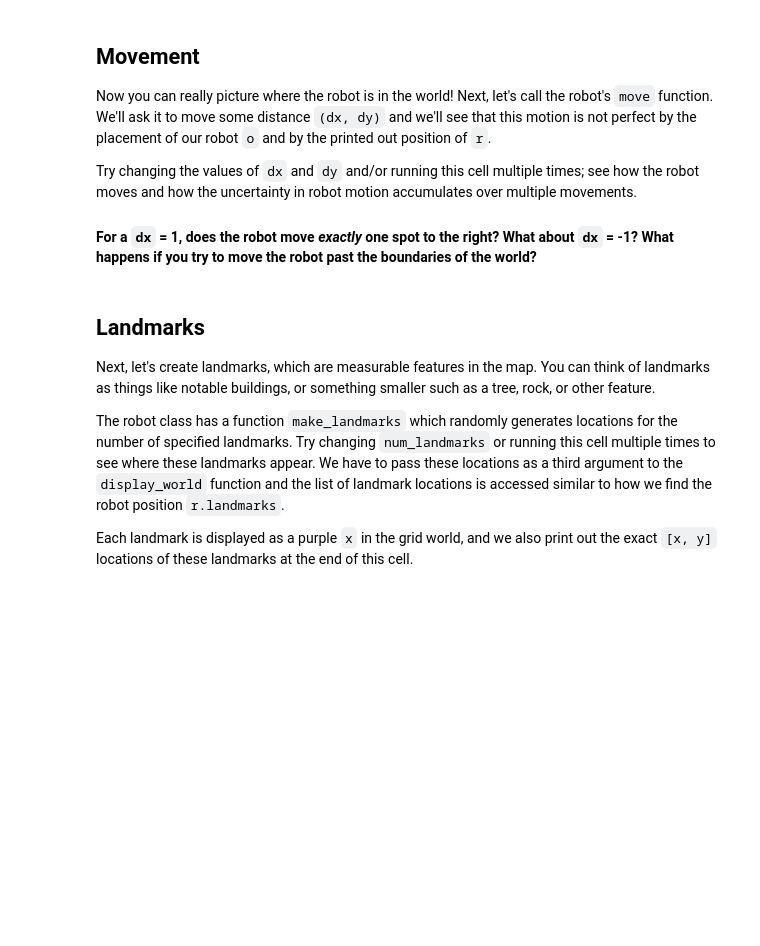
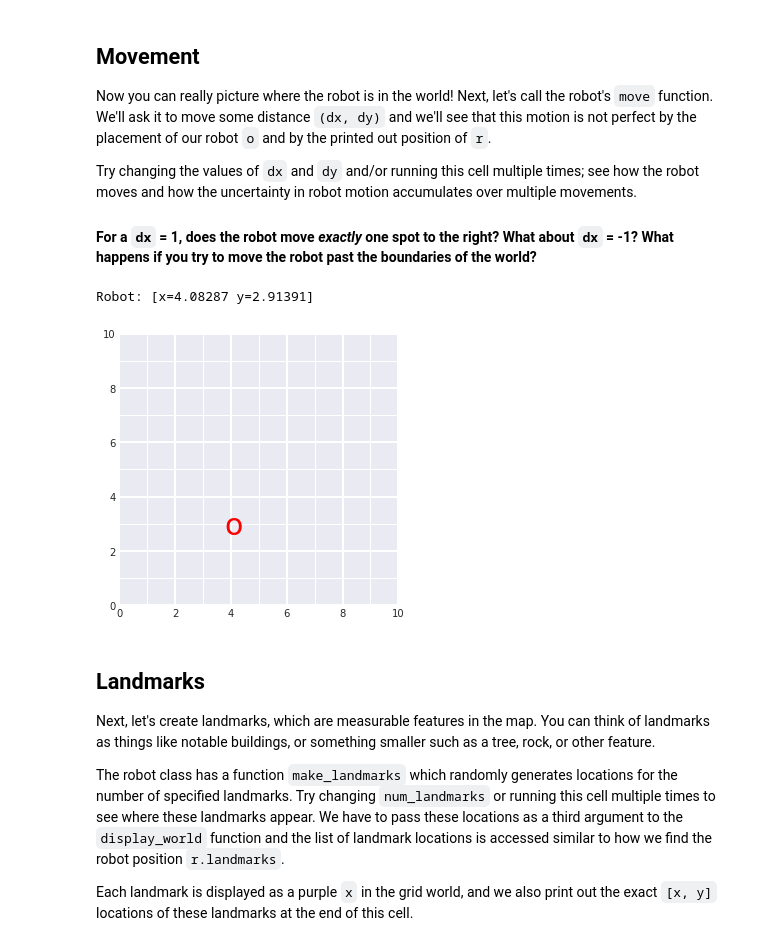
Before and after one commit to udacity/P3_Implement_SLAM, a Jupyter notebook: 1. Robot Moving and Sensing.ipynb, the cells around one changed output. Cells and saved outputs as stored; diff of their text form; code cells hidden in the pictures; blank space fills up the shorter version.

```diff
--- a/1. Robot Moving and Sensing.ipynb
+++ b/1. Robot Moving and Sensing.ipynb
@@ -80,10 +80,13 @@ class robot:
             One item in the returned list should be in the form: [landmark_index, dx, dy].
             '''
 
+        ## TODO: iterate through all of the landmarks in a world
         measurements = []
-
-        ## TODO: iterate through all of the landmarks in a world
-
+        for k,lm in enumerate(self.landmarks):
+            dx = (lm[0] + self.rand() * self.measurement_noise) - self.x
+            dy = (lm[1] + self.rand() * self.measurement_noise) - self.y
+            if dx < self.measurement_range and dx < self.measurement_range:
+                measurements.append([k,dx,dy])
         ## TODO: For each landmark
         ## 1. compute dx and dy, the distances between the robot and the landmark
         ## 2. account for measurement noise by *adding* a noise component to dx and dy
@@ -156,16 +164,19 @@ Try changing the values of `dx` and `dy` and/or running this cell multiple times
 #### For a `dx` = 1, does the robot move *exactly* one spot to the right? What about `dx` = -1? What happens if you try to move the robot past the boundaries of the world?
 # %%
 # choose values of dx and dy (negative works, too)
-dx = 1
-dy = 2
+dx = -1
+dy = -2
 r.move(dx, dy)
 
 # print out the exact location
 print(r)
 
 # display the world after movement, not that this is the same call as before
 # the robot tracks its own movement
 display_world(int(world_size), [r.x, r.y])
+# %% [output]
+Robot: [x=4.08287 y=2.91391]
+[figure, added]
 # %% [markdown]
 ## Landmarks
 
```
Also changed, not shown: parts of 6 cells of this notebook, 2 other files.
